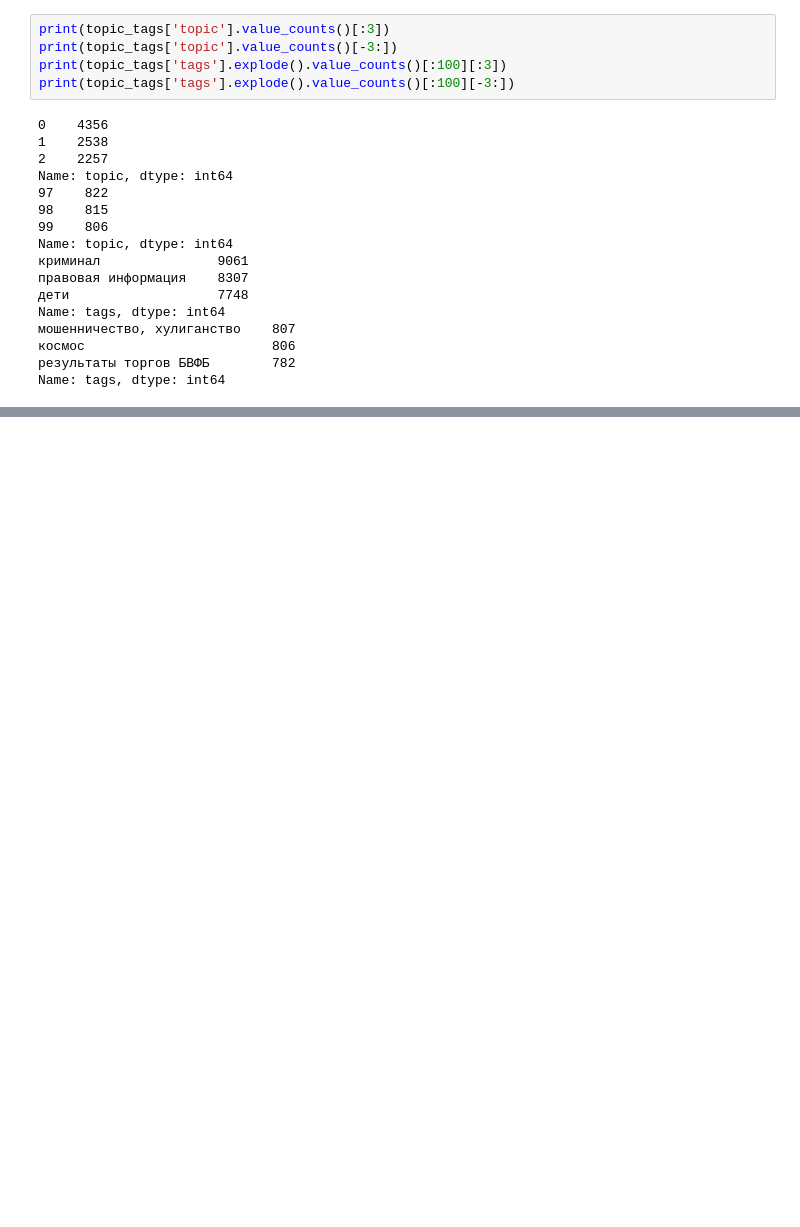
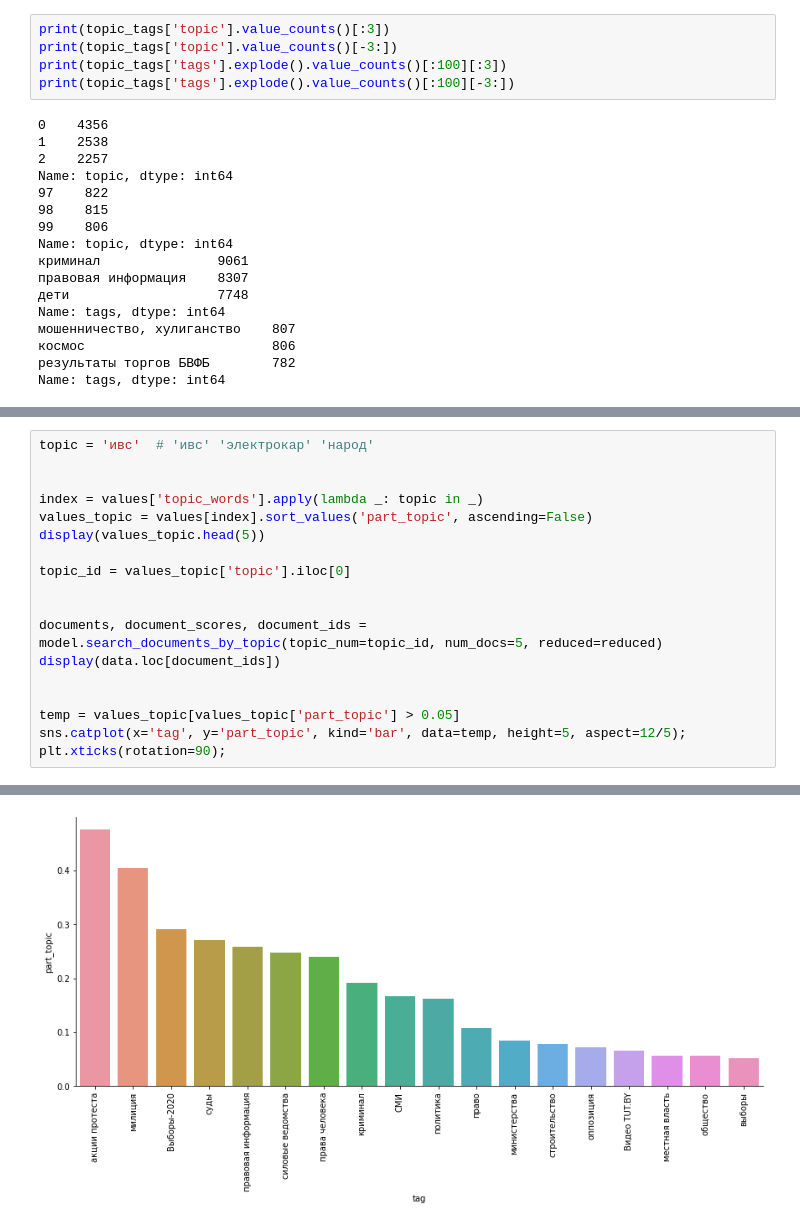
Before and after one commit to SinyTim/NewsAnalysis, a Jupyter notebook: research/analyze_clusters.ipynb, the cells around one changed output, grey strips where cells are left out. Drawn from its saved outputs; the diff is of its cells as text; blank space fills up the shorter version.

```diff
--- a/research/analyze_clusters.ipynb
+++ b/research/analyze_clusters.ipynb
@@ -316,0 +295,19 @@ data.loc[document_ids]
+# %%
+topic = 'ивс'  # 'ивс' 'электрокар' 'народ'
+
+
+index = values['topic_words'].apply(lambda _: topic in _)
+values_topic = values[index].sort_values('part_topic', ascending=False)
+display(values_topic.head(5))
+
+topic_id = values_topic['topic'].iloc[0]
+
+
+documents, document_scores, document_ids = model.search_documents_by_topic(topic_num=topic_id, num_docs=5, reduced=reduced)
+display(data.loc[document_ids])
+
+
+temp = values_topic[values_topic['part_topic'] > 0.05]
+sns.catplot(x='tag', y='part_topic', kind='bar', data=temp, height=5, aspect=12/5);
+plt.xticks(rotation=90);
+# %% [output]
@@ -316,0 +326 @@ data.loc[document_ids]
+[figure, added]
```
Also changed, not shown: parts of 11 cells of this notebook, 2 other files.
